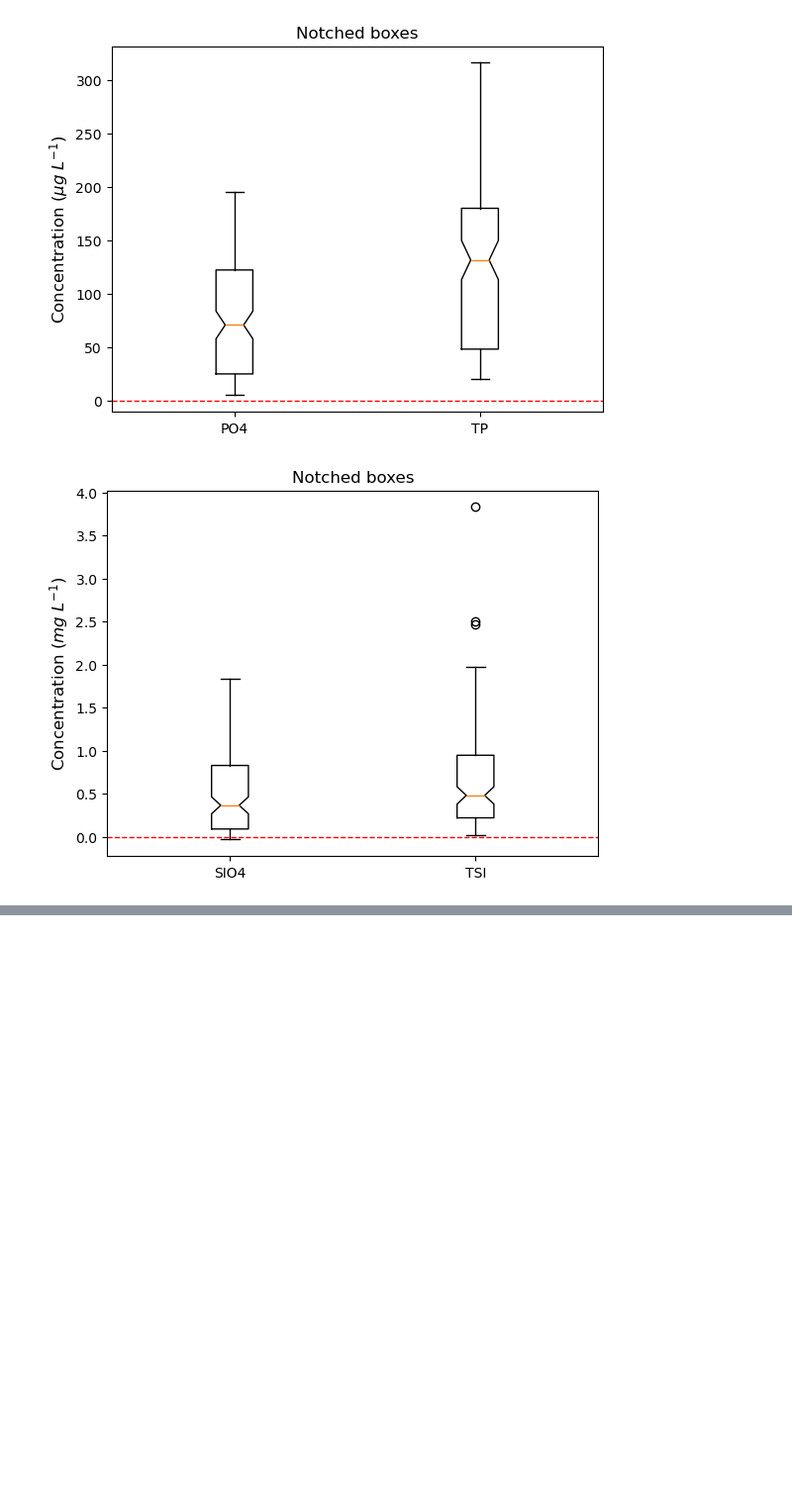
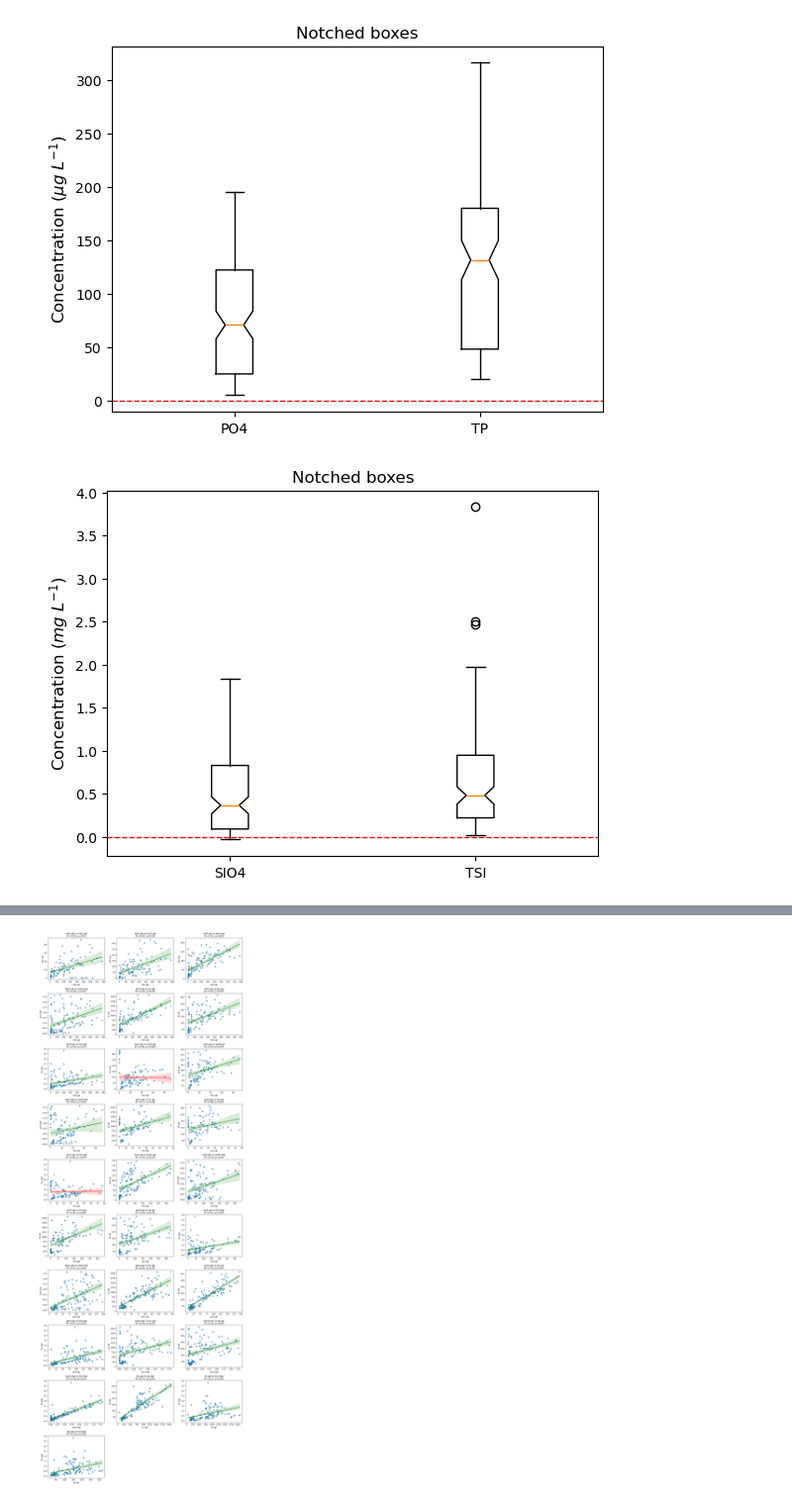
Before and after one commit to Andrea-Rebeca-LC/Python_2025_Ciencias_de_datos, a Jupyter notebook: Primeros ejercicios/Final_project.ipynb, the cells around one changed output, grey strips where cells are left out. Shown at 99% size. Drawn from its saved outputs; the diff is of its cells as text; code cells hidden in the pictures; blank space fills up the shorter version.

```diff
--- a/Primeros ejercicios/Final_project.ipynb
+++ b/Primeros ejercicios/Final_project.ipynb
@@ -311,0 +405,60 @@ Passing `palette` without assigning `hue` is deprecated and will be removed in v
+# %%
+import matplotlib.pyplot as plt
+import seaborn as sns
+import itertools
+from scipy import stats
+
+# Lista de nutrientes
+nutrientes = list(lods.keys())
+
+# Crear todos los pares posibles de nutrientes
+pares = list(itertools.combinations(nutrientes, 2))
+
+# Configurar subplots
+n = len(pares)
+cols = 3  # número de columnas en la figura
+rows = (n // cols) + (n % cols > 0)
+fig, axes = plt.subplots(rows, cols, figsize=(5*cols, 4*rows))
+axes = axes.flatten()
+
+# Graficar regresiones lineales con R² y p-valor
+for i, (nut1, nut2) in enumerate(pares):
+    detected_cols = [nut1 + "_detected", nut2 + "_detected"]
+    if all(col in nutData_filtrado.columns for col in detected_cols):
+        df_pair = nutData_filtrado[
+            (nutData_filtrado[nut1 + "_detected"]) &
+            (nutData_filtrado[nut2 + "_detected"])
+        ].dropna(subset=[nut1, nut2])
+
+        if len(df_pair) > 1:
+            # Calcular estadísticos
+            slope, intercept, r_value, p_value, std_err = stats.linregress(
+                df_pair[nut1], df_pair[nut2]
+            )
+            r2 = r_value**2
+
+            # Elegir color de la línea según significancia
+            line_color = "green" if p_value < 0.05 else "red"
+
+            # Scatter + regresión
+            sns.regplot(
+                x=nut1, y=nut2, data=df_pair, ax=axes[i],
+                scatter_kws={'s':40, 'alpha':0.7}, line_kws={'color':line_color}
+            )
+
+            # Texto con R² y p
+            signif = "p<0.05" if p_value < 0.05 else f"p={p_value:.3f}"
+            axes[i].set_title(f"{nut1} vs {nut2}\nR²={r2:.2f}, {signif}")
+        else:
+            axes[i].set_visible(False)
+    else:
+        axes[i].set_visible(False)
+
+# Quitar ejes extra
+for j in range(i+1, len(axes)):
+    axes[j].set_visible(False)
+
+plt.tight_layout()
+plt.show()
+# %% [output]
+[figure, added]
```
Also changed, not shown: parts of 6 cells of this notebook.
